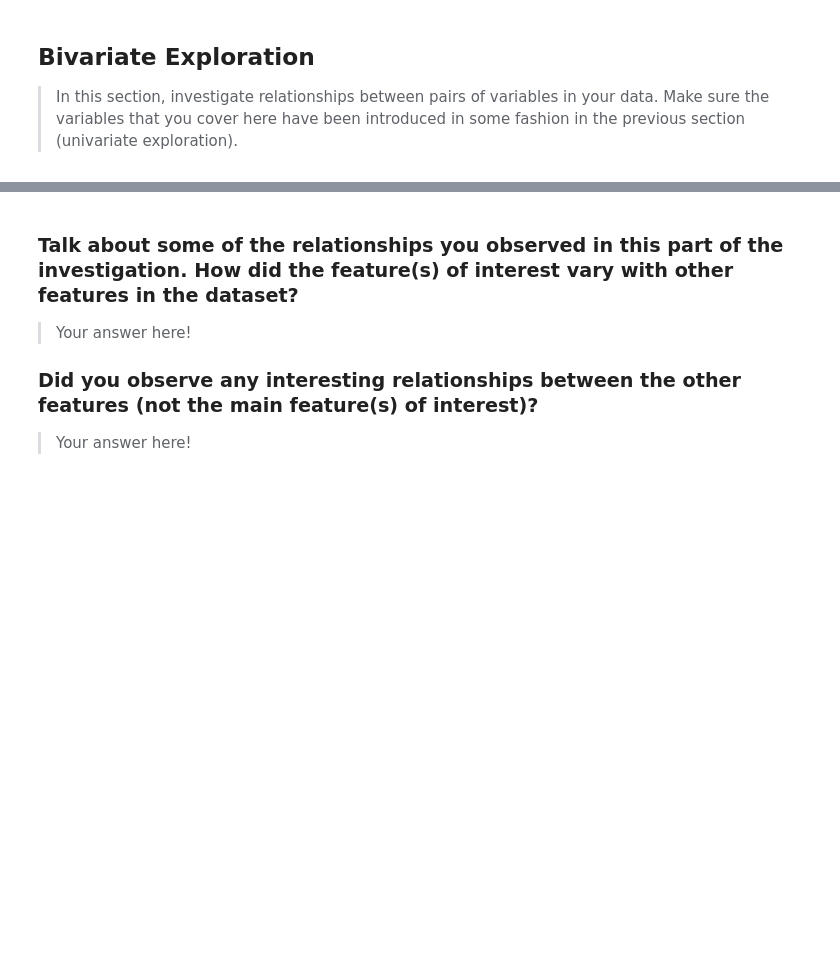
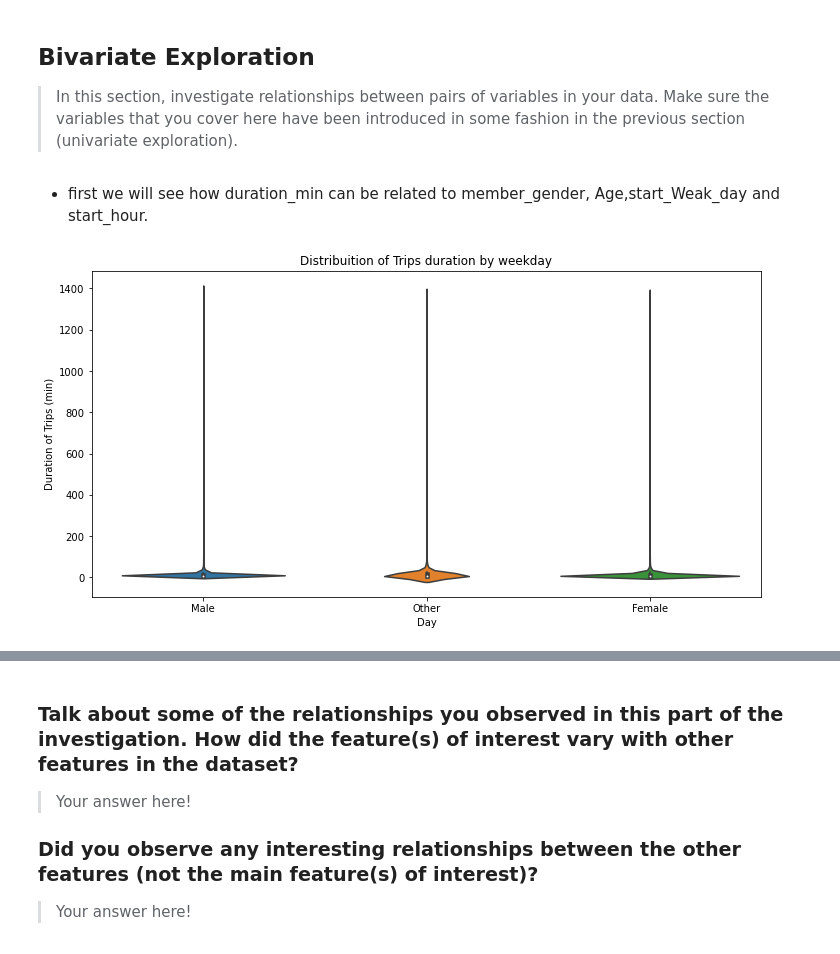
Before and after one commit to Theabdelkader/Communicate-Data-Findings-Ford-GoBike-System, a Jupyter notebook: exploration_template.ipynb, the cells around one changed output, grey strips where cells are left out. Saved outputs shown, nothing was run; the diff lists cells and outputs as text; code cells hidden in the pictures; blank space fills up the shorter version.

Commit message:
Distribuition of Trips duration by weekday

```diff
--- a/exploration_template.ipynb
+++ b/exploration_template.ipynb
@@ -507,3 +507,13 @@ plt.xticks(ticks, labels);
 > In this section, investigate relationships between pairs of variables in your
 data. Make sure the variables that you cover here have been introduced in some
 fashion in the previous section (univariate exploration).
+# %% [markdown]
+- first we will see how duration_min can be related to  member_gender, Age,start_Weak_day and start_hour.
+# %%
+plt.figure(figsize=(12,6))
+sb.violinplot(data = df, x = 'member_gender', y = 'duration_min');
+plt.title("Distribuition of Trips duration by weekday")
+plt.xlabel('Day');
+plt.ylabel('Duration of Trips (min)');
+# %% [output]
+[figure, added]
```
Also changed, not shown: parts of 4 cells of this notebook.
